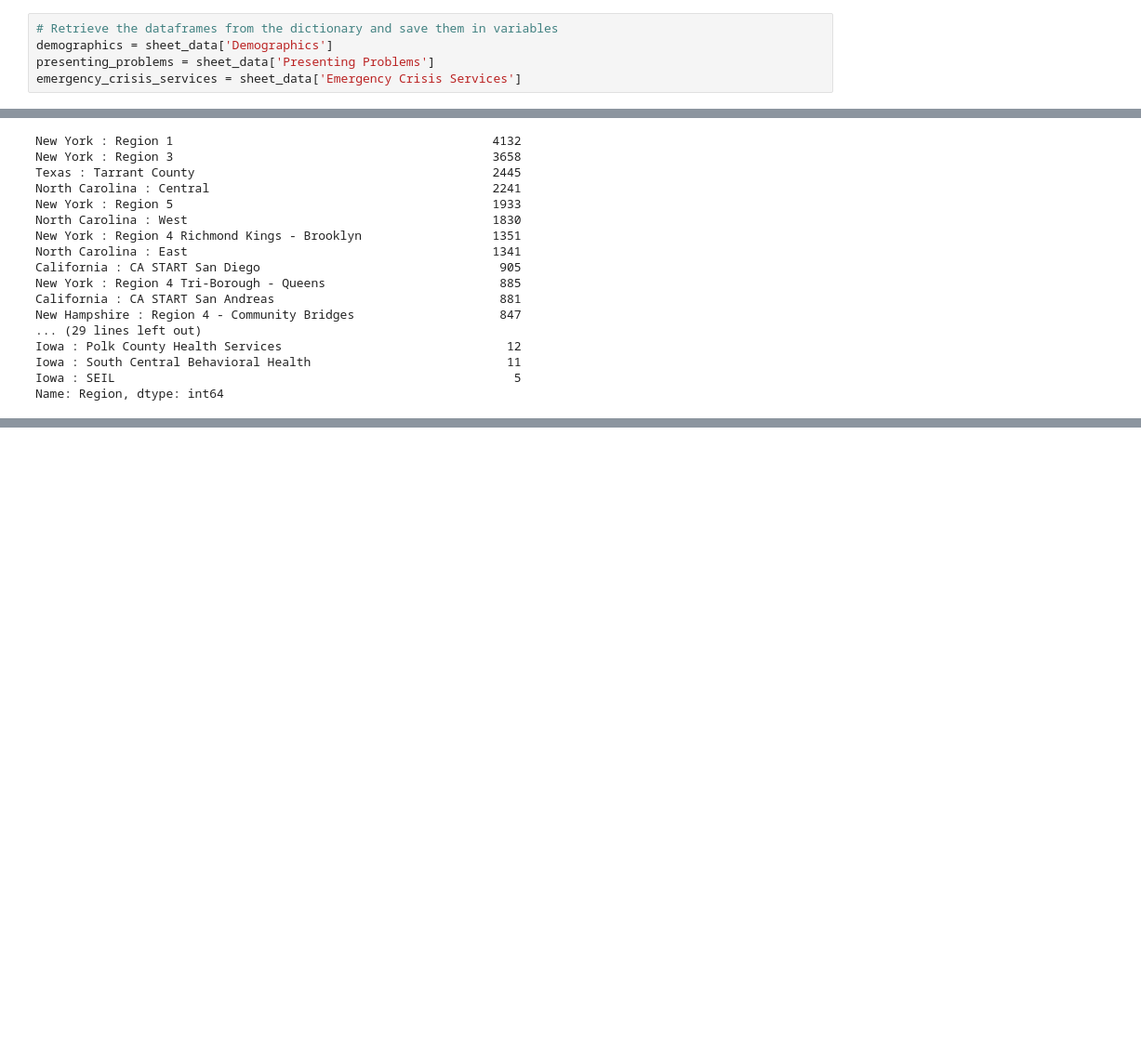
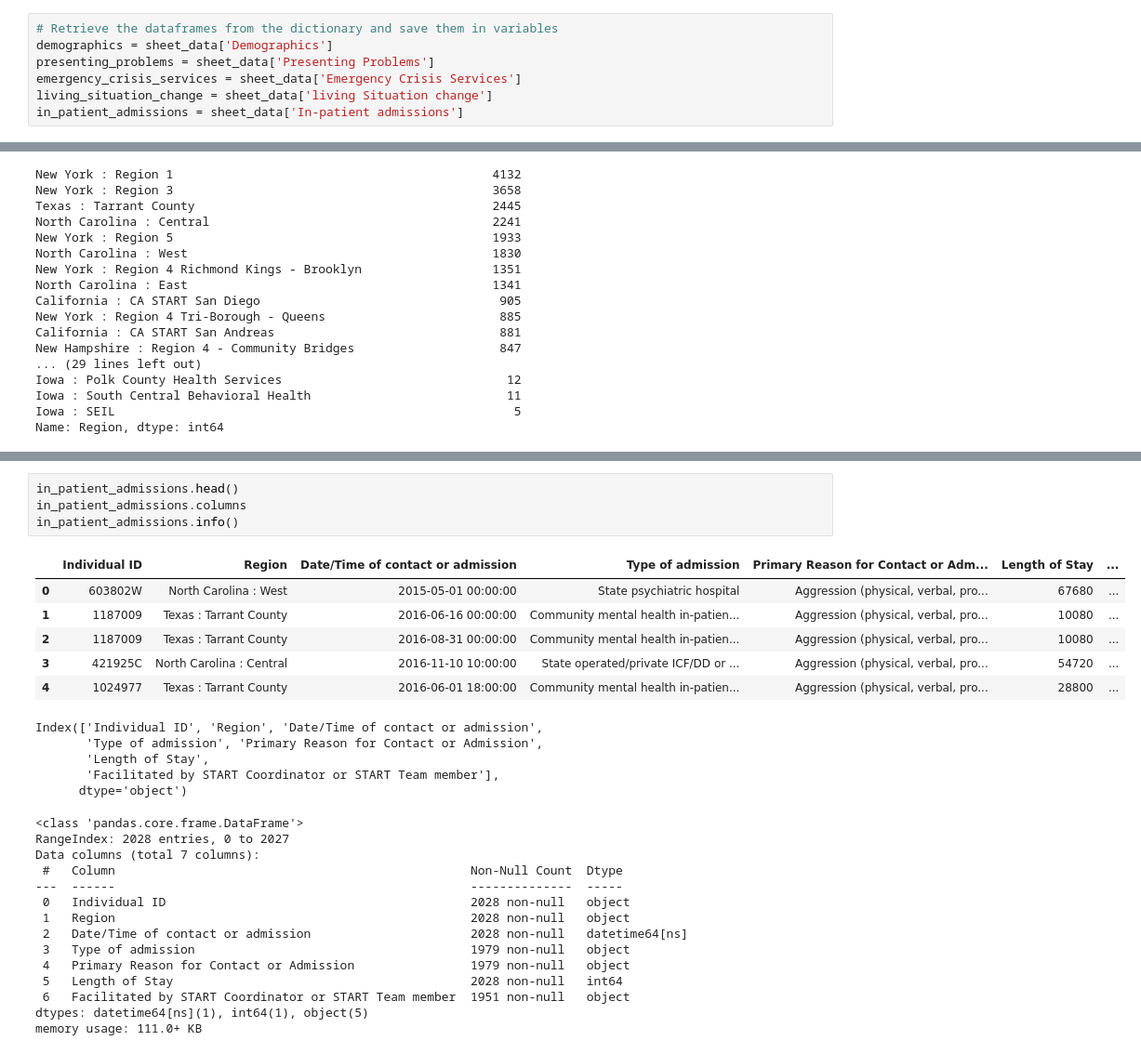
Before and after one commit to aimenabdulaziz/qss_final_project, a Jupyter notebook: code/01_notebook.ipynb, the cells around one changed output, grey strips where cells are left out. Shown at 93% size. Cells and saved outputs as stored; diff of their text form; blank space fills up the shorter version.

```diff
--- a/code/01_notebook.ipynb
+++ b/code/01_notebook.ipynb
@@ -34,6 +34,8 @@ for sheet_name in sheet_names:
 demographics = sheet_data['Demographics']
 presenting_problems = sheet_data['Presenting Problems']
 emergency_crisis_services = sheet_data['Emergency Crisis Services']
+living_situation_change = sheet_data['living Situation change']
+in_patient_admissions = sheet_data['In-patient admissions']
 # %%
 # Explore the demographics dataframe
 demographics.head()
@@ -411,0 +700,30 @@ Name: Region, dtype: int64
+# %%
+in_patient_admissions.head()
+in_patient_admissions.columns
+in_patient_admissions.info()
+# %% [output]
+|  | Individual ID | Region | Date/Time of contact or admission | Type of admission | Primary Reason for Contact or Adm... | Length of Stay | ... |
+| 0 | 603802W | North Carolina : West | 2015-05-01 00:00:00 | State psychiatric hospital | Aggression (physical, verbal, pro... | 67680 | ... |
+| 1 | 1187009 | Texas : Tarrant County | 2016-06-16 00:00:00 | Community mental health in-patien... | Aggression (physical, verbal, pro... | 10080 | ... |
+| 2 | 1187009 | Texas : Tarrant County | 2016-08-31 00:00:00 | Community mental health in-patien... | Aggression (physical, verbal, pro... | 10080 | ... |
+| 3 | 421925C | North Carolina : Central | 2016-11-10 10:00:00 | State operated/private ICF/DD or ... | Aggression (physical, verbal, pro... | 54720 | ... |
+| 4 | 1024977 | Texas : Tarrant County | 2016-06-01 18:00:00 | Community mental health in-patien... | Aggression (physical, verbal, pro... | 28800 | ... |
+Index(['Individual ID', 'Region', 'Date/Time of contact or admission',
+       'Type of admission', 'Primary Reason for Contact or Admission',
+       'Length of Stay',
+       'Facilitated by START Coordinator or START Team member'],
+      dtype='object')
+<class 'pandas.core.frame.DataFrame'>
+RangeIndex: 2028 entries, 0 to 2027
+Data columns (total 7 columns):
+ #   Column                                                 Non-Null Count  Dtype
+---  ------                                                 --------------  -----
+ 0   Individual ID                                          2028 non-null   object
+ 1   Region                                                 2028 non-null   object
+ 2   Date/Time of contact or admission                      2028 non-null   datetime64[ns]
+ 3   Type of admission                                      1979 non-null   object
+ 4   Primary Reason for Contact or Admission                1979 non-null   object
+ 5   Length of Stay                                         2028 non-null   int64
+ 6   Facilitated by START Coordinator or START Team member  1951 non-null   object
+dtypes: datetime64[ns](1), int64(1), object(5)
+memory usage: 111.0+ KB
```
Also changed, not shown: parts of 30 cells of this notebook.
